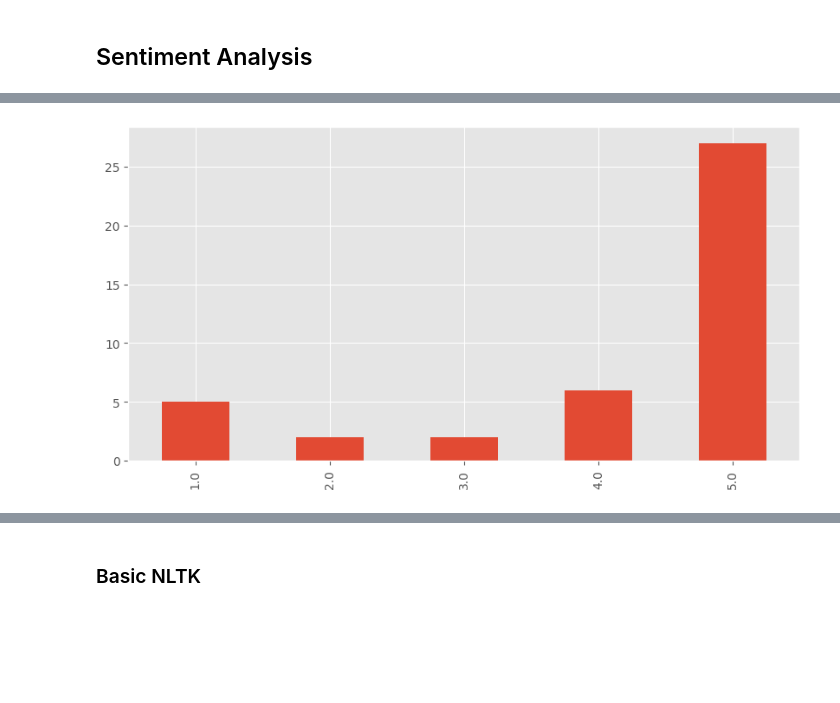
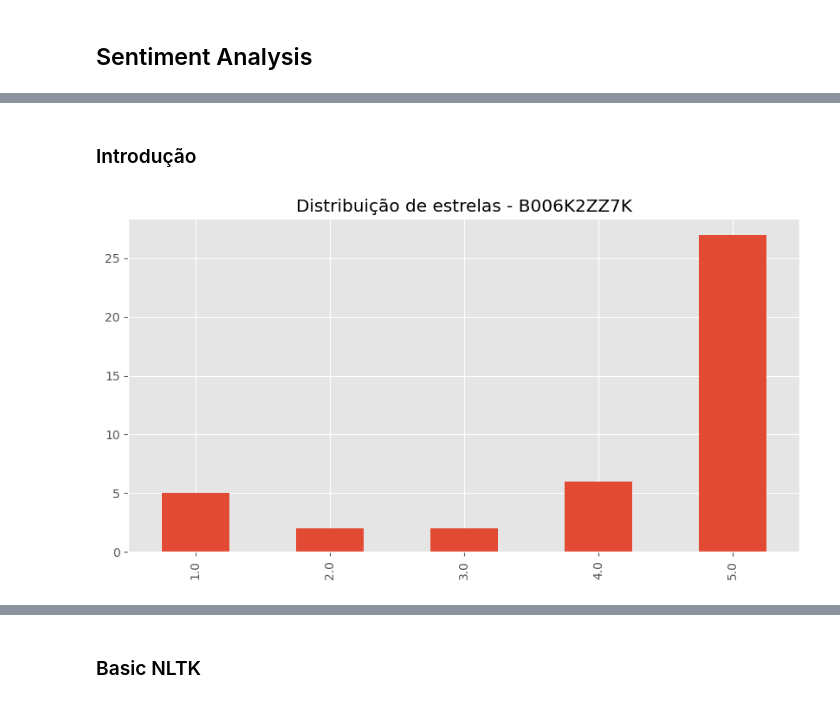
Before and after one commit to mariabandeira/Projeto_Final_IIA, a Jupyter notebook: SentimentAnalysis.ipynb, the cells around one changed output, grey strips where cells are left out. Drawn from its saved outputs; the diff is of its cells as text; code cells hidden in the pictures; blank space fills up the shorter version.

```diff
--- a/SentimentAnalysis.ipynb
+++ b/SentimentAnalysis.ipynb
@@ -121,0 +118,3 @@ df.head()
+# %%
+df = df.sample(frac=1).reset_index(drop=True)
+df.head(3)
@@ -122,6 +126,11 @@ df.head()
+# %% [markdown]
+### Introdução
+# %%
+PRODUCT_ID = df['id'].unique()[0]
 # %%
-ax = df['stars'].value_counts().sort_index().plot(kind='bar', title='', figsize=(10,5))
+ax = df['stars'].value_counts().sort_index().plot(kind='bar',figsize=(10,5))
 ax.set_xlabel('')
+ax.set_title('Distribuição de estrelas - {}'.format(PRODUCT_ID))
 plt.show()
 # %% [output]
-[figure, old version]
+[figure, new version]
```
Also changed, not shown: parts of 17 cells of this notebook.
